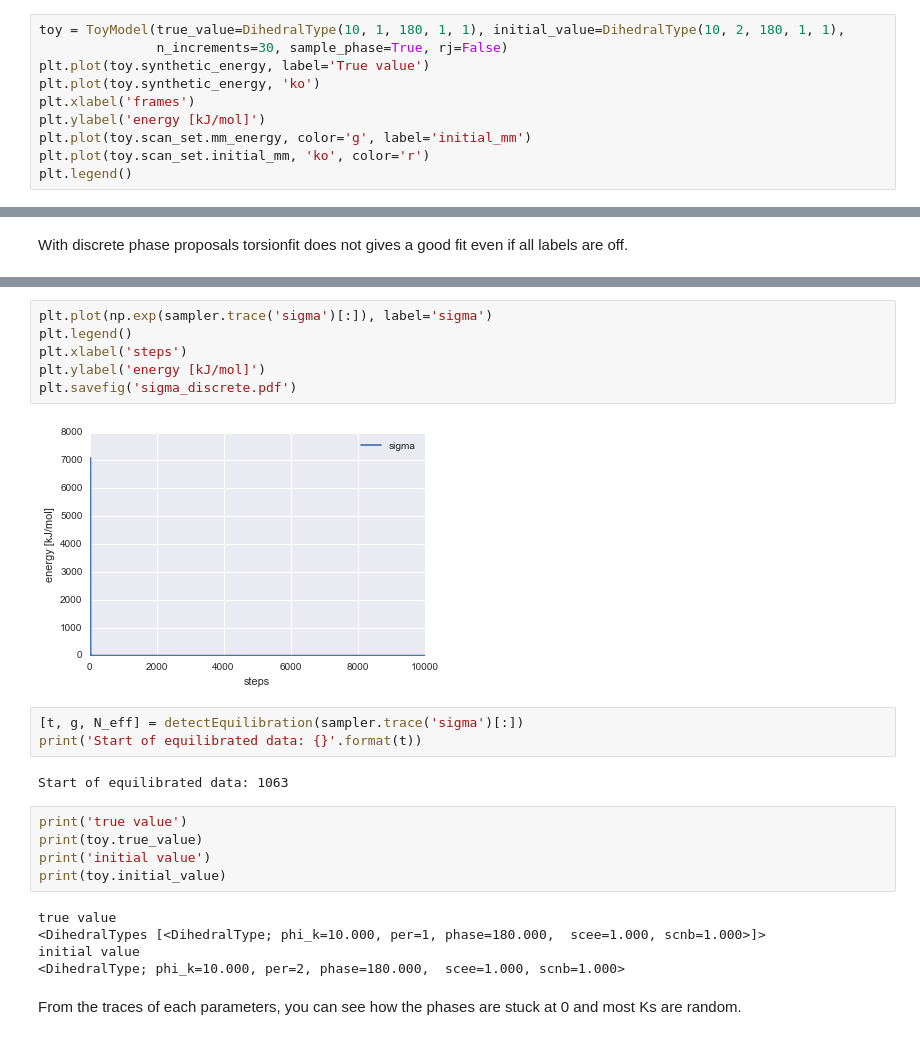
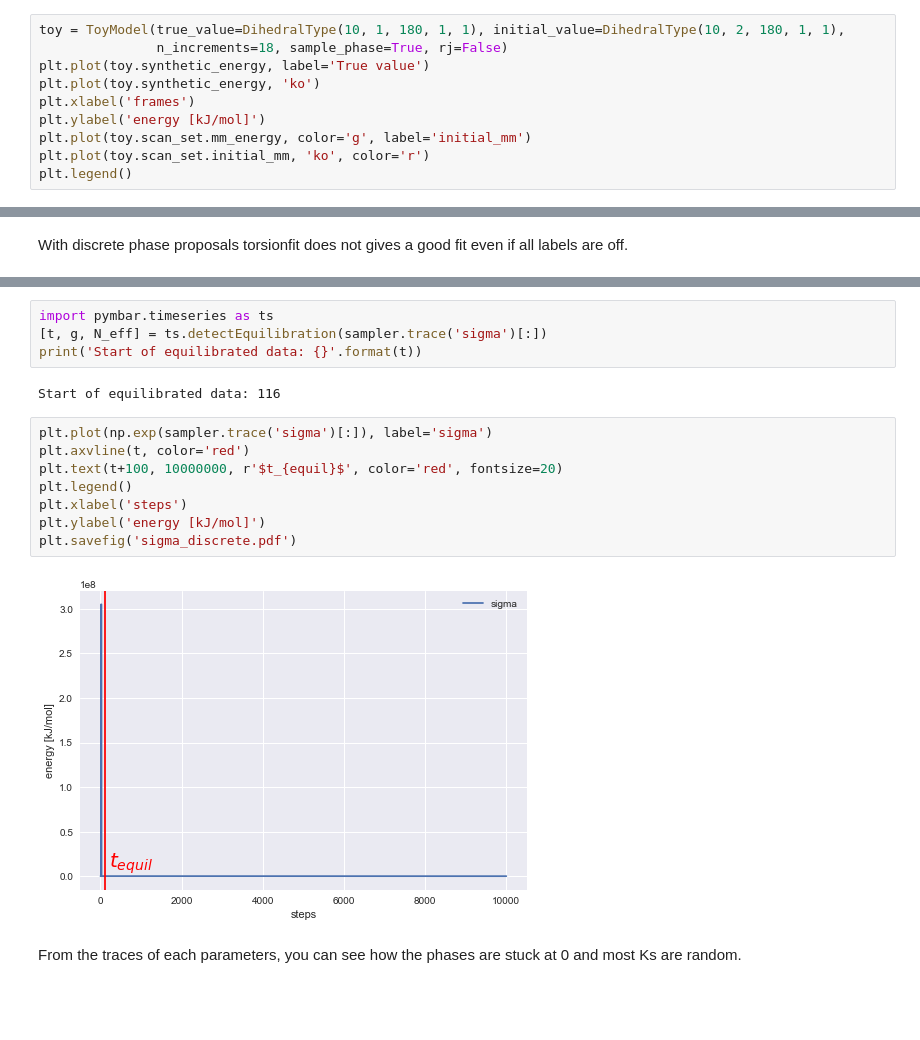
Before and after one commit to choderalab/torsionfit_examples, a Jupyter notebook: synthetic_data/discrete/Toy_model.ipynb, the cells around one changed output, grey strips where cells are left out. Cells and saved outputs as stored; diff of their text form; blank space fills up the shorter version.

```diff
--- a/synthetic_data/discrete/Toy_model.ipynb
+++ b/synthetic_data/discrete/Toy_model.ipynb
@@ -16,7 +16,7 @@ import numpy as np
 Generate toy model that only allows 0 or 180 phases but allows all multiplicities to be on
 # %%
 toy = ToyModel(true_value=DihedralType(10, 1, 180, 1, 1), initial_value=DihedralType(10, 2, 180, 1, 1),
-               n_increments=30, sample_phase=True, rj=False)
+               n_increments=18, sample_phase=True, rj=False)
 plt.plot(toy.synthetic_energy, label='True value')
 plt.plot(toy.synthetic_energy, 'ko')
 plt.xlabel('frames')
@@ -64,26 +64,19 @@ plt.savefig('energy_fit_discrete.pdf')
+# %%
+import pymbar.timeseries as ts
+[t, g, N_eff] = ts.detectEquilibration(sampler.trace('sigma')[:])
+print('Start of equilibrated data: {}'.format(t))
+# %% [output]
+Start of equilibrated data: 116
 # %%
 plt.plot(np.exp(sampler.trace('sigma')[:]), label='sigma')
+plt.axvline(t, color='red')
+plt.text(t+100, 10000000, r'$t_{equil}$', color='red', fontsize=20)
 plt.legend()
 plt.xlabel('steps')
 plt.ylabel('energy [kJ/mol]')
 plt.savefig('sigma_discrete.pdf')
 # %% [output]
-[figure, old version]
+[figure, new version]
-# %%
-[t, g, N_eff] = detectEquilibration(sampler.trace('sigma')[:])
-print('Start of equilibrated data: {}'.format(t))
-# %% [output]
-Start of equilibrated data: 1063
-# %%
-print('true value')
-print(toy.true_value)
-print('initial value')
-print(toy.initial_value)
-# %% [output]
-true value
-<DihedralTypes [<DihedralType; phi_k=10.000, per=1, phase=180.000,  scee=1.000, scnb=1.000>]>
-initial value
-<DihedralType; phi_k=10.000, per=2, phase=180.000,  scee=1.000, scnb=1.000>
 # %% [markdown]
 From the traces of each parameters, you can see how the phases are stuck at 0 and most Ks are random.
 # %%
```
Also changed, not shown: parts of 13 cells of this notebook, 6 other files.
